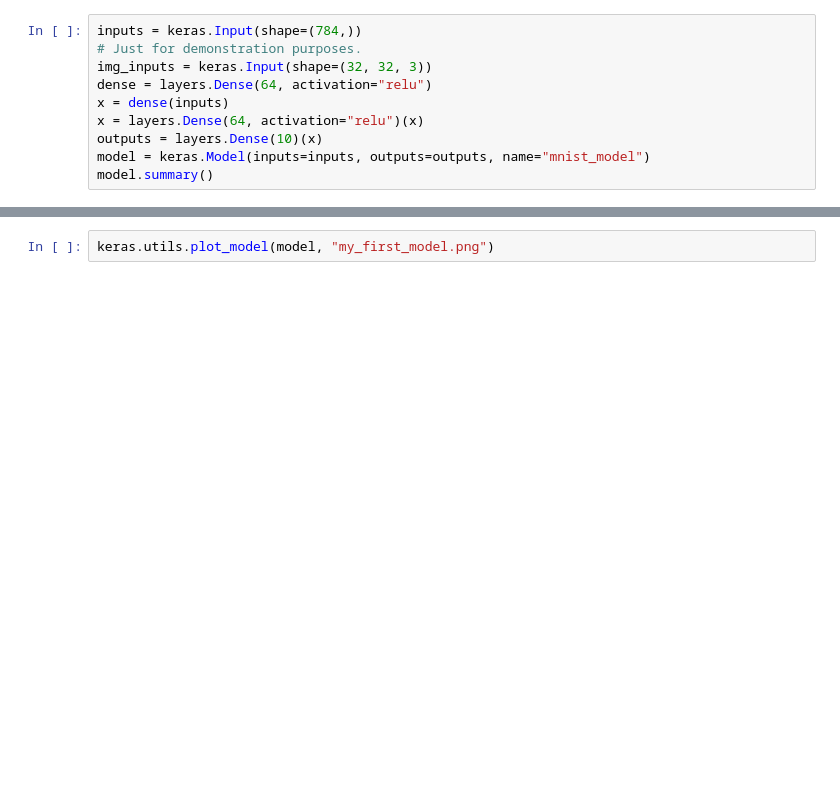
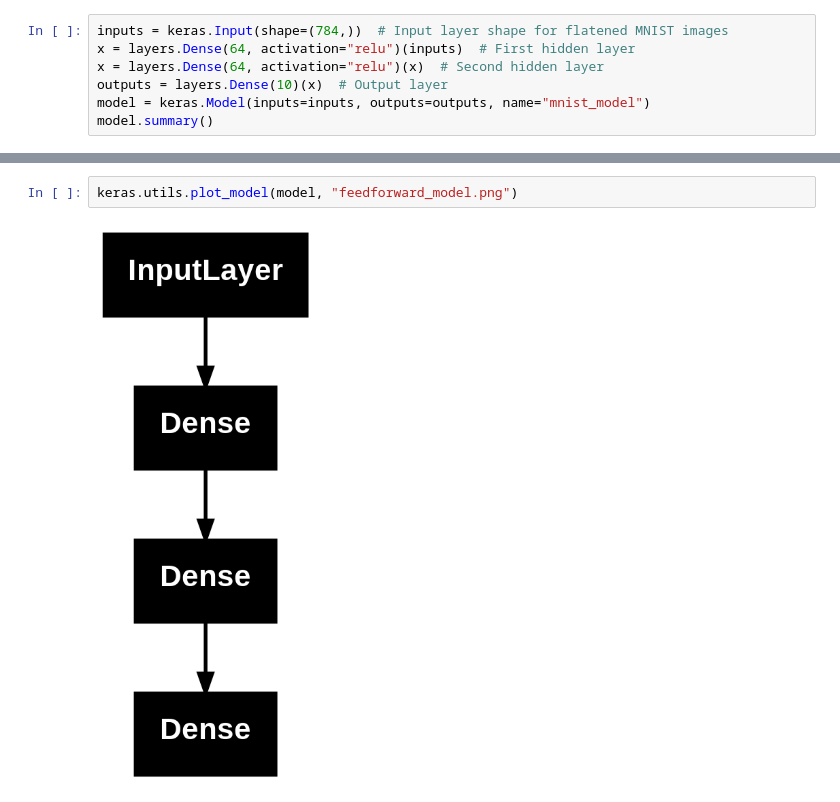
Before and after one commit to eduenez/MathAIspring2026UTSA, a Jupyter notebook: code/mnist_ff.ipynb, the cells around one changed output, grey strips where cells are left out. Saved outputs shown, nothing was run; the diff lists cells and outputs as text; blank space fills up the shorter version.

Commit message:
Improving mnist_ff

```diff
--- a/code/mnist_ff.ipynb
+++ b/code/mnist_ff.ipynb
@@ -16,10 +37,7 @@ print(keras.backend.backend())
 # %%
-inputs = keras.Input(shape=(784,))
-# Just for demonstration purposes.
-img_inputs = keras.Input(shape=(32, 32, 3))
-dense = layers.Dense(64, activation="relu")
-x = dense(inputs)
-x = layers.Dense(64, activation="relu")(x)
-outputs = layers.Dense(10)(x)
+inputs = keras.Input(shape=(784,))  # Input layer shape for flatened MNIST images
+x = layers.Dense(64, activation="relu")(inputs)  # First hidden layer
+x = layers.Dense(64, activation="relu")(x)  # Second hidden layer
+outputs = layers.Dense(10)(x)  # Output layer
 model = keras.Model(inputs=inputs, outputs=outputs, name="mnist_model")
 model.summary()
@@ -26,3 +60,5 @@ model.summary()
 # %%
-keras.utils.plot_model(model, "my_first_model.png")
+keras.utils.plot_model(model, "feedforward_model.png")
+# %% [output]
+[figure, added]
 # %%
```
Also changed, not shown: parts of 8 cells of this notebook.
